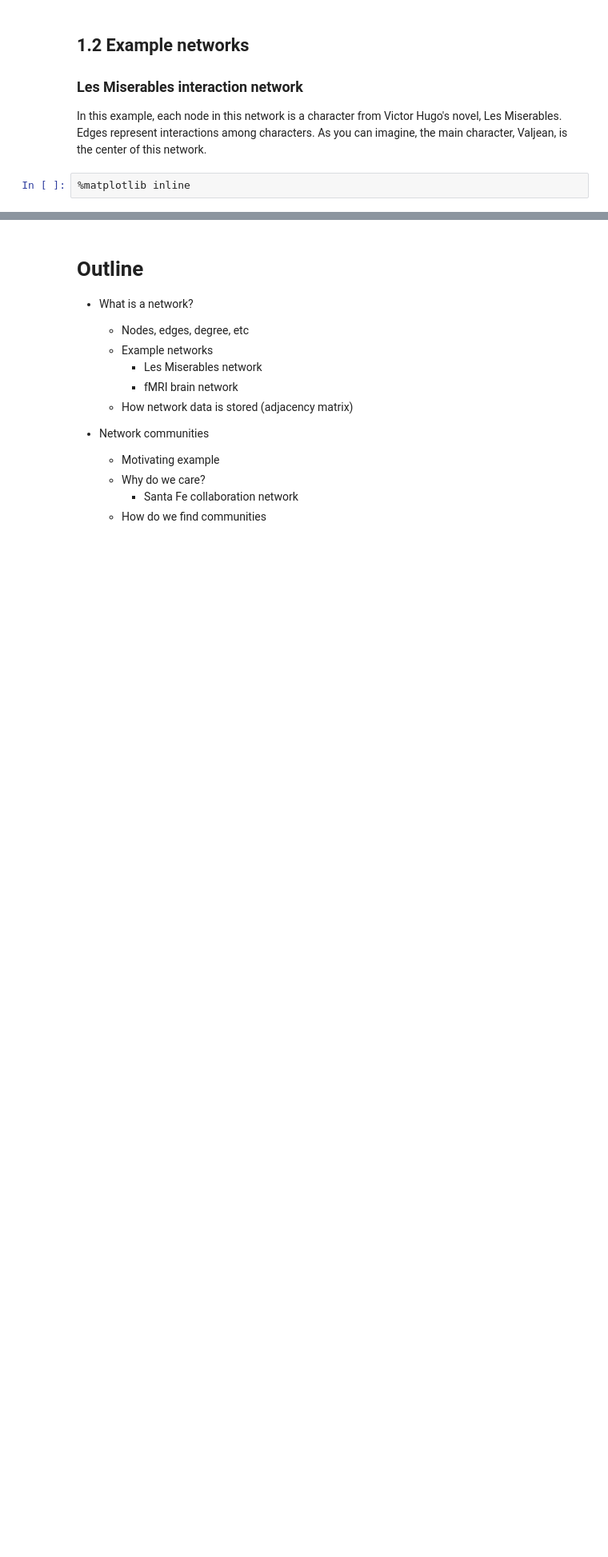
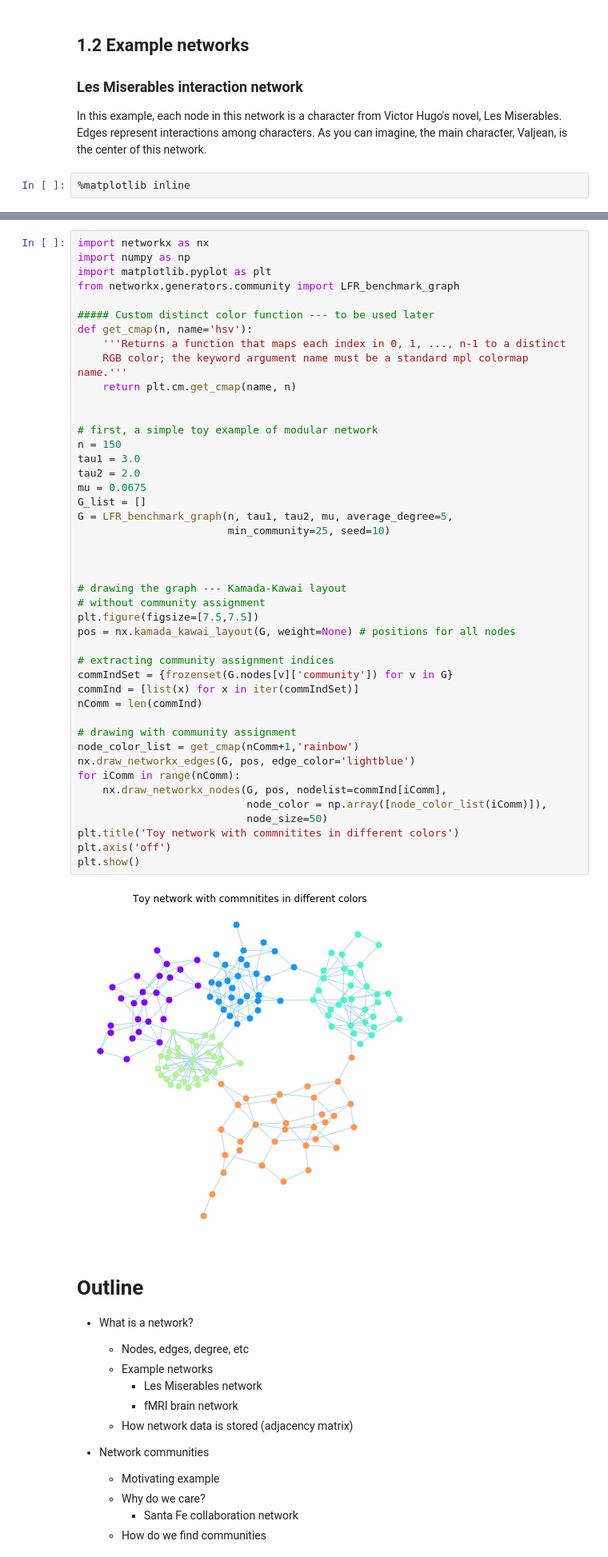
Before and after one commit to sathayas/NetworkTalks, a Jupyter notebook: NetworkCommunities.ipynb, the cells around one changed output, grey strips where cells are left out. Shown: that part at 80% size. Cells and saved outputs as stored; diff of their text form; blank space fills up the shorter version.

```diff
--- a/NetworkCommunities.ipynb
+++ b/NetworkCommunities.ipynb
@@ -64,3 +141,49 @@ plt.show()
+# %%
+import networkx as nx
+import numpy as np
+import matplotlib.pyplot as plt
+from networkx.generators.community import LFR_benchmark_graph
+
+##### Custom distinct color function --- to be used later
+def get_cmap(n, name='hsv'):
+    '''Returns a function that maps each index in 0, 1, ..., n-1 to a distinct
+    RGB color; the keyword argument name must be a standard mpl colormap name.'''
+    return plt.cm.get_cmap(name, n)
+
+
+# first, a simple toy example of modular network
+n = 150
+tau1 = 3.0
+tau2 = 2.0
+mu = 0.0675
+G_list = []
+G = LFR_benchmark_graph(n, tau1, tau2, mu, average_degree=5,
+                        min_community=25, seed=10)
+
+
+
+# drawing the graph --- Kamada-Kawai layout
+# without community assignment
+plt.figure(figsize=[7.5,7.5])
+pos = nx.kamada_kawai_layout(G, weight=None) # positions for all nodes
+
+# extracting community assignment indices
+commIndSet = {frozenset(G.nodes[v]['community']) for v in G}
+commInd = [list(x) for x in iter(commIndSet)]
+nComm = len(commInd)
+
+# drawing with community assignment
+node_color_list = get_cmap(nComm+1,'rainbow')
+nx.draw_networkx_edges(G, pos, edge_color='lightblue')
+for iComm in range(nComm):
+    nx.draw_networkx_nodes(G, pos, nodelist=commInd[iComm],
+                           node_color = np.array([node_color_list(iComm)]),
+                           node_size=50)
+plt.title('Toy network with commnitites in different colors')
+plt.axis('off')
+plt.show()
+# %% [output]
+[figure, added]
 # %% [markdown]
 # Outline
 
```
Also changed, not shown: parts of 10 cells of this notebook.
